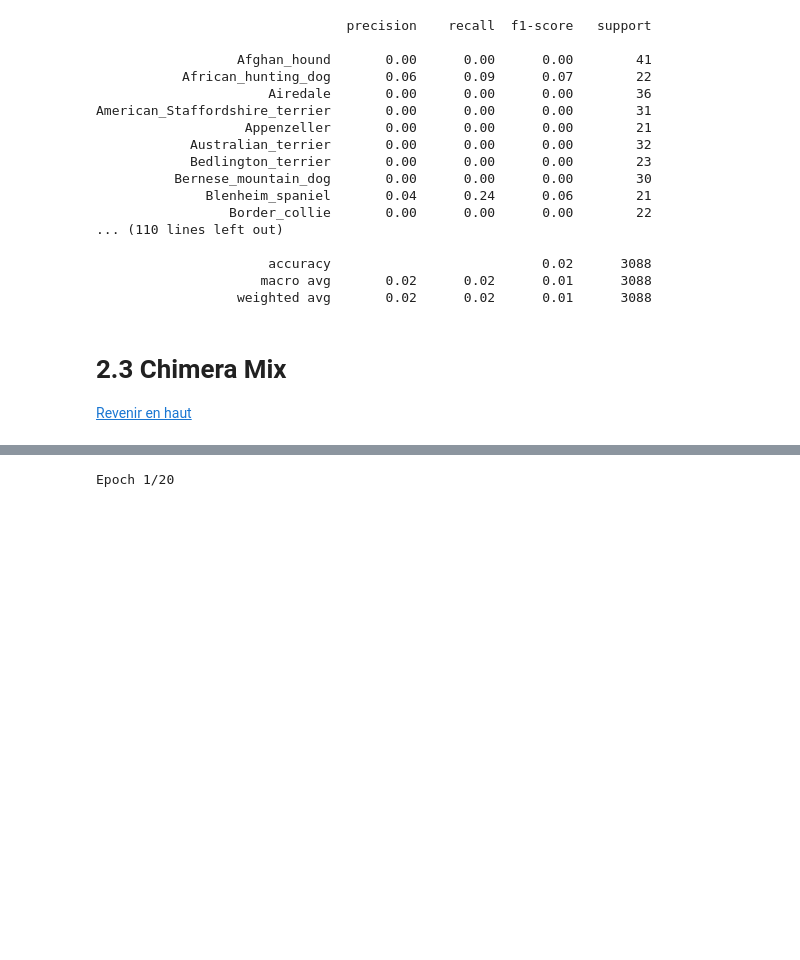
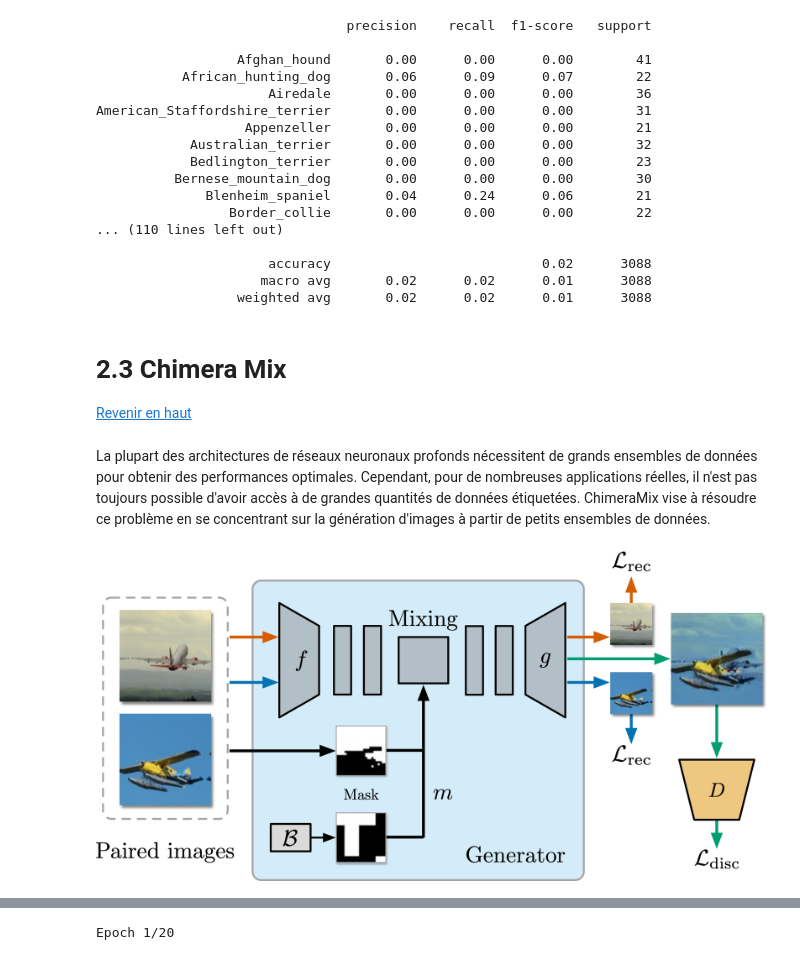
Before and after one commit to random-agile/Classify-Image-With-SOTA, a Jupyter notebook: Pytorch True Test.ipynb, the cells around one changed output, grey strips where cells are left out. Saved outputs shown, nothing was run; the diff lists cells and outputs as text; code cells hidden in the pictures; blank space fills up the shorter version.

```diff
--- a/Pytorch True Test.ipynb
+++ b/Pytorch True Test.ipynb
@@ -759,3 +785,10 @@ American_Staffordshire_terrier       0.00      0.00      0.00        31
 # %% [markdown]
 # 2.3 Chimera Mix
 <a href="#toc">Revenir en haut</a>
+# %% [markdown]
+La plupart des architectures de réseaux neuronaux profonds nécessitent de grands ensembles de données pour obtenir des performances optimales. Cependant, pour de nombreuses applications réelles, il n'est pas toujours possible d'avoir accès à de grandes quantités de données étiquetées. ChimeraMix vise à résoudre ce problème en se concentrant sur la génération d'images à partir de petits ensembles de données.
+# %%
+# Display the image without frame and with higher resolution
+display(Image(filename='chimera.PNG', width=900))
+# %% [output]
+[figure, added]
```
Also changed, not shown: parts of 11 cells of this notebook, 3 other files.
